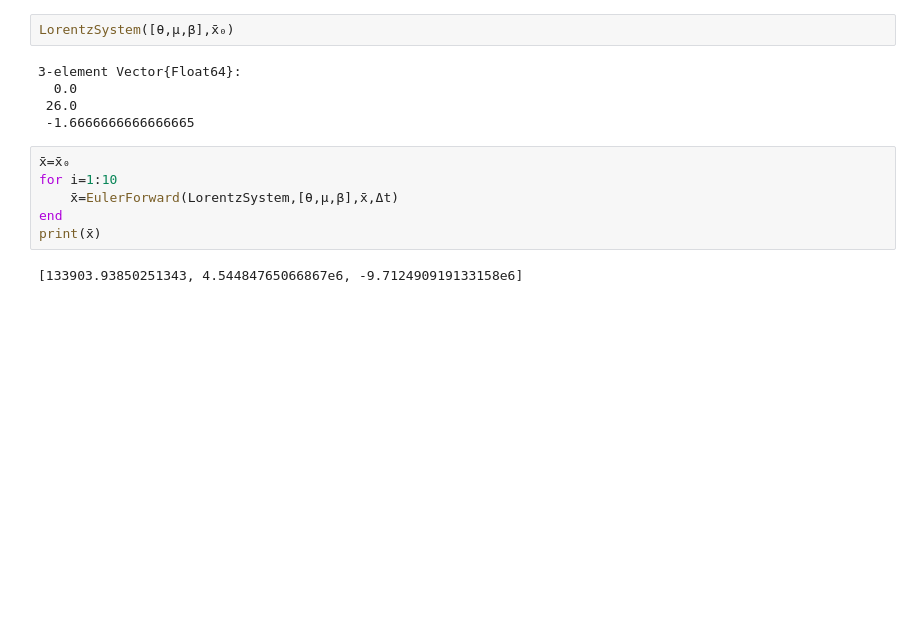
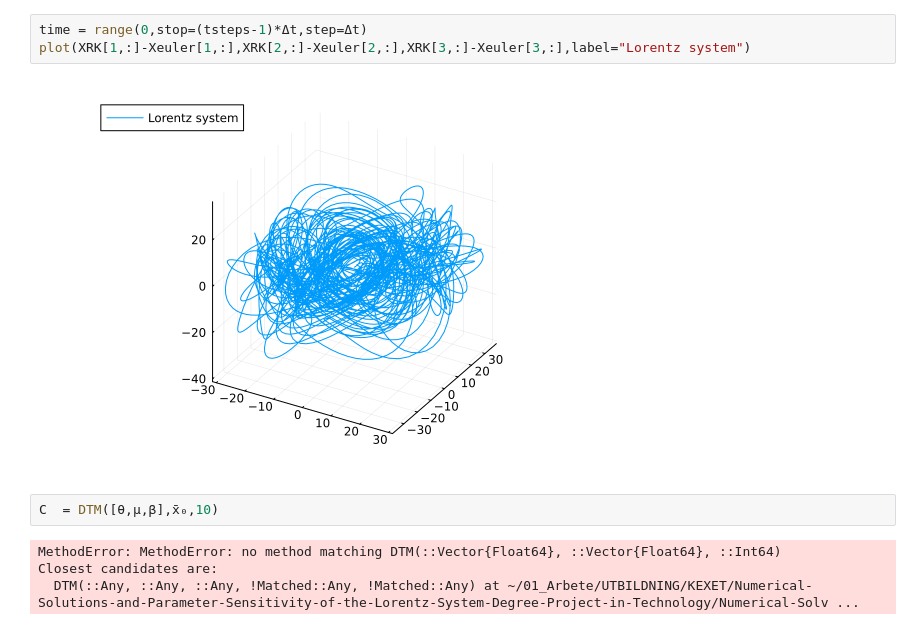
Before and after one commit to eiralarsson/Lorentz-System-Degree-Project, a Jupyter notebook: Numerical-Solvers/analysis.ipynb, the cells around one changed output. Drawn from its saved outputs; the diff is of its cells as text; blank space fills up the shorter version.

```diff
--- a/Numerical-Solvers/analysis.ipynb
+++ b/Numerical-Solvers/analysis.ipynb
@@ -29,15 +61,11 @@ x̄₀ = [x₀;
+# %%
+time = range(0,stop=(tsteps-1)*Δt,step=Δt)
+plot(XRK[1,:]-Xeuler[1,:],XRK[2,:]-Xeuler[2,:],XRK[3,:]-Xeuler[3,:],label="Lorentz system")
+# %% [output]
+[figure, added]
 # %%
-LorentzSystem([θ,μ,β],x̄₀)
+C  = DTM([θ,μ,β],x̄₀,10)
 # %% [output]
-3-element Vector{Float64}:
-  0.0
- 26.0
- -1.6666666666666665
+MethodError: MethodError: no method matching DTM(::Vector{Float64}, ::Vector{Float64}, ::Int64)
+Closest candidates are:
+  DTM(::Any, ::Any, ::Any, !Matched::Any, !Matched::Any) at ~/01_Arbete/UTBILDNING/KEXET/Numerical-Solutions-and-Parameter-Sensitivity-of-the-Lorentz-System-Degree-Project-in-Technology/Numerical-Solv ...
-# %%
-x̄=x̄₀
-for i=1:10
-    x̄=EulerForward(LorentzSystem,[θ,μ,β],x̄,Δt)
-end
-print(x̄)
-# %% [output]
-[133903.93850251343, 4.54484765066867e6, -9.712490919133158e6]
```
Also changed, not shown: parts of 7 cells of this notebook, 2 other files.
